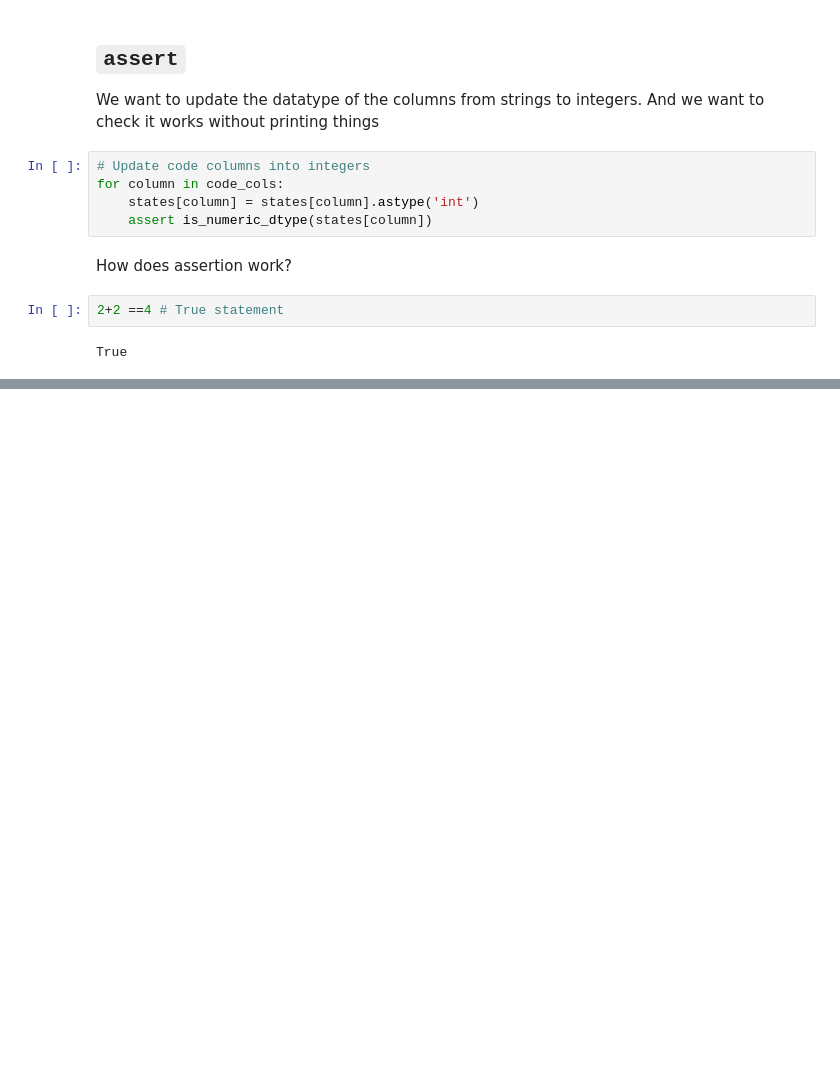
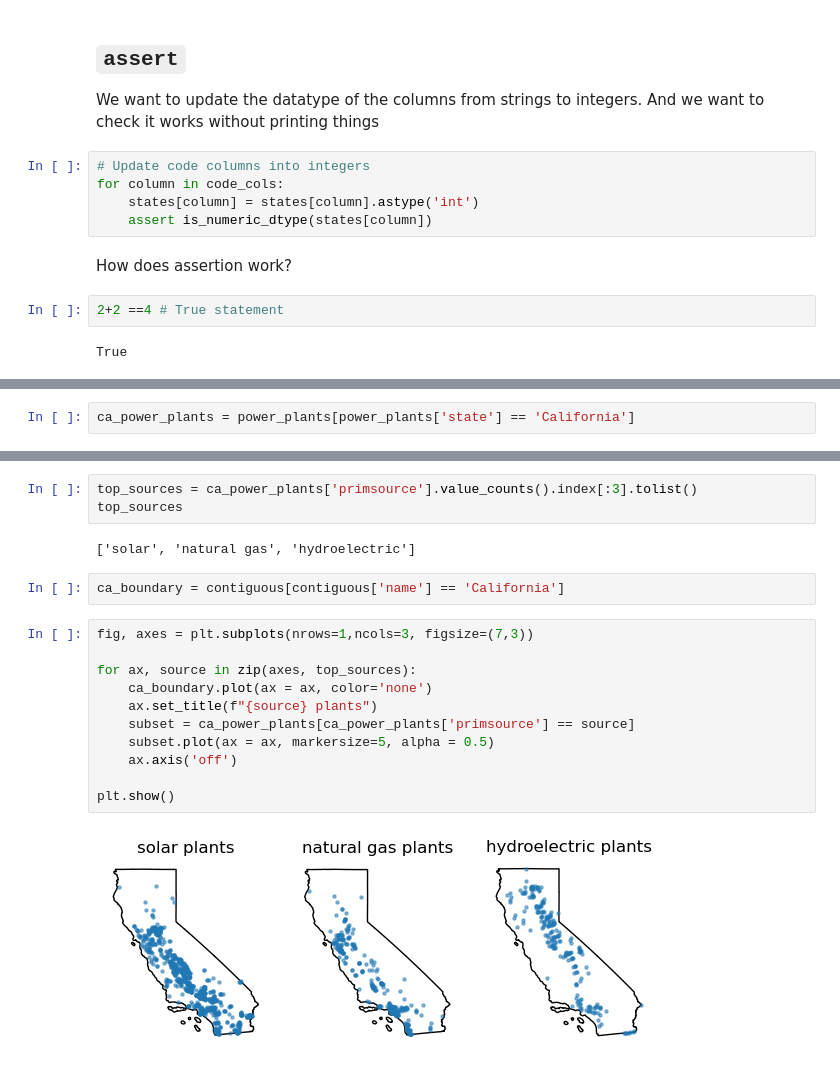
Before and after one commit to sarah-busby/eds220-in-class, a Jupyter notebook: week-5-streamline-your-code.ipynb, the cells around one changed output, grey strips where cells are left out. Drawn from its saved outputs; the diff is of its cells as text; blank space fills up the shorter version.

```diff
--- a/week-5-streamline-your-code.ipynb
+++ b/week-5-streamline-your-code.ipynb
@@ -171,0 +294,2 @@ AssertionError:
+# %%
+ca_power_plants = power_plants[power_plants['state'] == 'California']
@@ -171,0 +313,20 @@ AssertionError:
+# %%
+top_sources = ca_power_plants['primsource'].value_counts().index[:3].tolist()
+top_sources
+# %% [output]
+['solar', 'natural gas', 'hydroelectric']
+# %%
+ca_boundary = contiguous[contiguous['name'] == 'California']
+# %%
+fig, axes = plt.subplots(nrows=1,ncols=3, figsize=(7,3))
+
+for ax, source in zip(axes, top_sources):
+    ca_boundary.plot(ax = ax, color='none')
+    ax.set_title(f"{source} plants")
+    subset = ca_power_plants[ca_power_plants['primsource'] == source]
+    subset.plot(ax = ax, markersize=5, alpha = 0.5)
+    ax.axis('off')
+
+plt.show()
+# %% [output]
+[figure, added]
```
Also changed, not shown: parts of 18 cells of this notebook.
